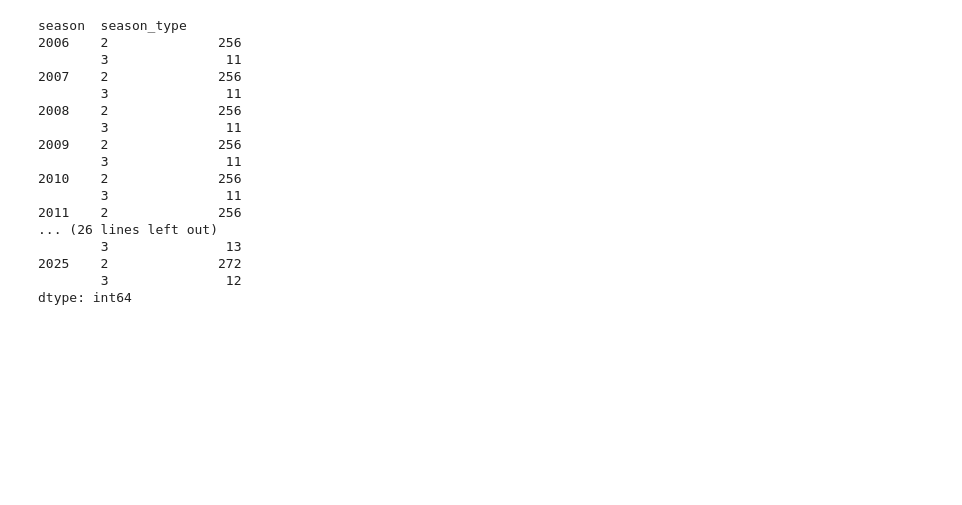
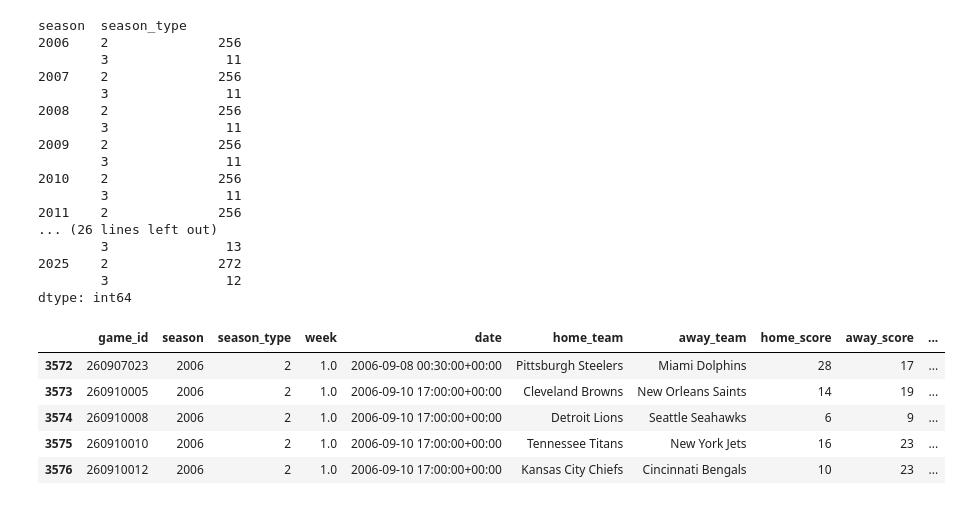
Before and after one commit to robnunez12/hw2, a Jupyter notebook: NFL Midterm EDA.ipynb, the cells around one changed output. Saved outputs shown, nothing was run; the diff lists cells and outputs as text; code cells hidden in the pictures; blank space fills up the shorter version.

```diff
--- a/NFL Midterm EDA.ipynb
+++ b/NFL Midterm EDA.ipynb
@@ -161,6 +191,7 @@ def extract_game_fields(event):
         return None
 
     venue = comp.get("venue", {}) or {}
+    address = venue.get("address", {}) or {}   # <-- added
     weather = event.get("weather", {}) or {}
 
     def safe_int(x):
@@ -190,6 +221,12 @@ def extract_game_fields(event):
         "away_score": away_score,
         "total_points": home_score + away_score,
 
+        "venue_id": venue.get("id"),
+        "venue_name": venue.get("fullName"),
+        "venue_city": address.get("city"),
+        "venue_state": address.get("state"),
+        "venue_country": address.get("country"),
+
         "indoor": venue.get("indoor"),
         "temperature": weather.get("temperature"),
         "weather": weather.get("displayValue"),
@@ -613,7 +675,24 @@ stadium_indoor_lookup = {
 }
 # %%
-mask_missing_indoor = (
-    analysis_df["indoor"].isna() &
+# Fill missing venue + indoor data ONLY for 2006–2007 and only for specific teams,
+# and ONLY where the field is currently missing (so we don't overwrite good data)
+
+mask_0607_teams = (
     analysis_df["season"].isin([2006, 2007]) &
-    analysis_df["home_team"].isin(stadium_indoor_lookup.keys())
+    analysis_df["home_team"].isin(stadium_lookup.keys())
 )
+
+# Fill INDOOR only where missing
+analysis_df.loc[mask_0607_teams & analysis_df["indoor"].isna(), "indoor"] = (
+    analysis_df.loc[mask_0607_teams & analysis_df["indoor"].isna(), "home_team"]
+    .map(lambda t: stadium_lookup[t]["indoor"])
+)
+
+# Fill venue fields only where missing
+venue_cols = ["venue_name", "venue_city", "venue_state", "venue_country"]
+for col in venue_cols:
+    m = mask_0607_teams & analysis_df[col].isna()
+    analysis_df.loc[m, col] = (
+        analysis_df.loc[m, "home_team"]
+        .map(lambda t: stadium_lookup[t][col])
+    )
@@ -707,0 +761,9 @@ dtype: int64
+# %%
+analysis_df.head()
+# %% [output]
+|  | game_id | season | season_type | week | date | home_team | away_team | home_score | away_score | ... |
+| 3572 | 260907023 | 2006 | 2 | 1.0 | 2006-09-08 00:30:00+00:00 | Pittsburgh Steelers | Miami Dolphins | 28 | 17 | ... |
+| 3573 | 260910005 | 2006 | 2 | 1.0 | 2006-09-10 17:00:00+00:00 | Cleveland Browns | New Orleans Saints | 14 | 19 | ... |
+| 3574 | 260910008 | 2006 | 2 | 1.0 | 2006-09-10 17:00:00+00:00 | Detroit Lions | Seattle Seahawks | 6 | 9 | ... |
+| 3575 | 260910010 | 2006 | 2 | 1.0 | 2006-09-10 17:00:00+00:00 | Tennessee Titans | New York Jets | 16 | 23 | ... |
+| 3576 | 260910012 | 2006 | 2 | 1.0 | 2006-09-10 17:00:00+00:00 | Kansas City Chiefs | Cincinnati Bengals | 10 | 23 | ... |
```
Also changed, not shown: parts of 100 cells of this notebook.
